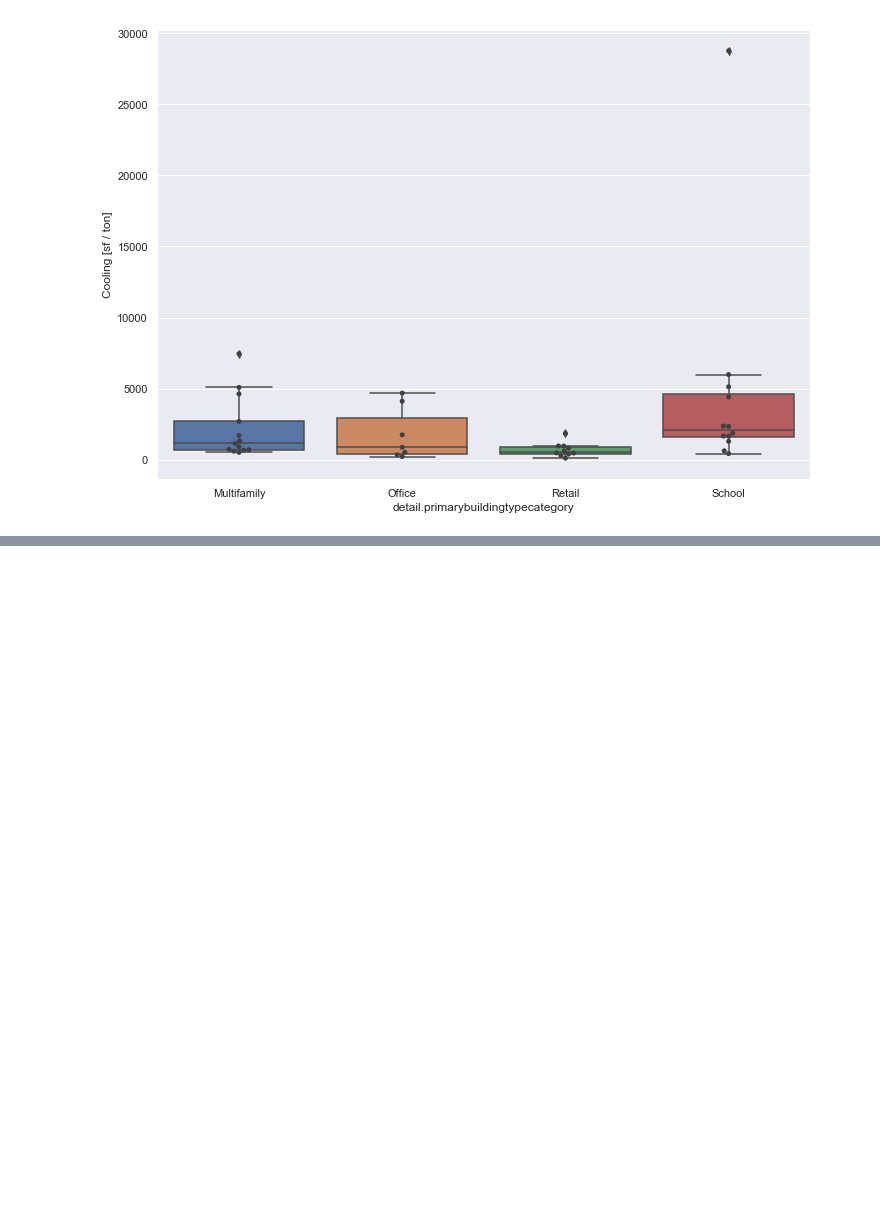
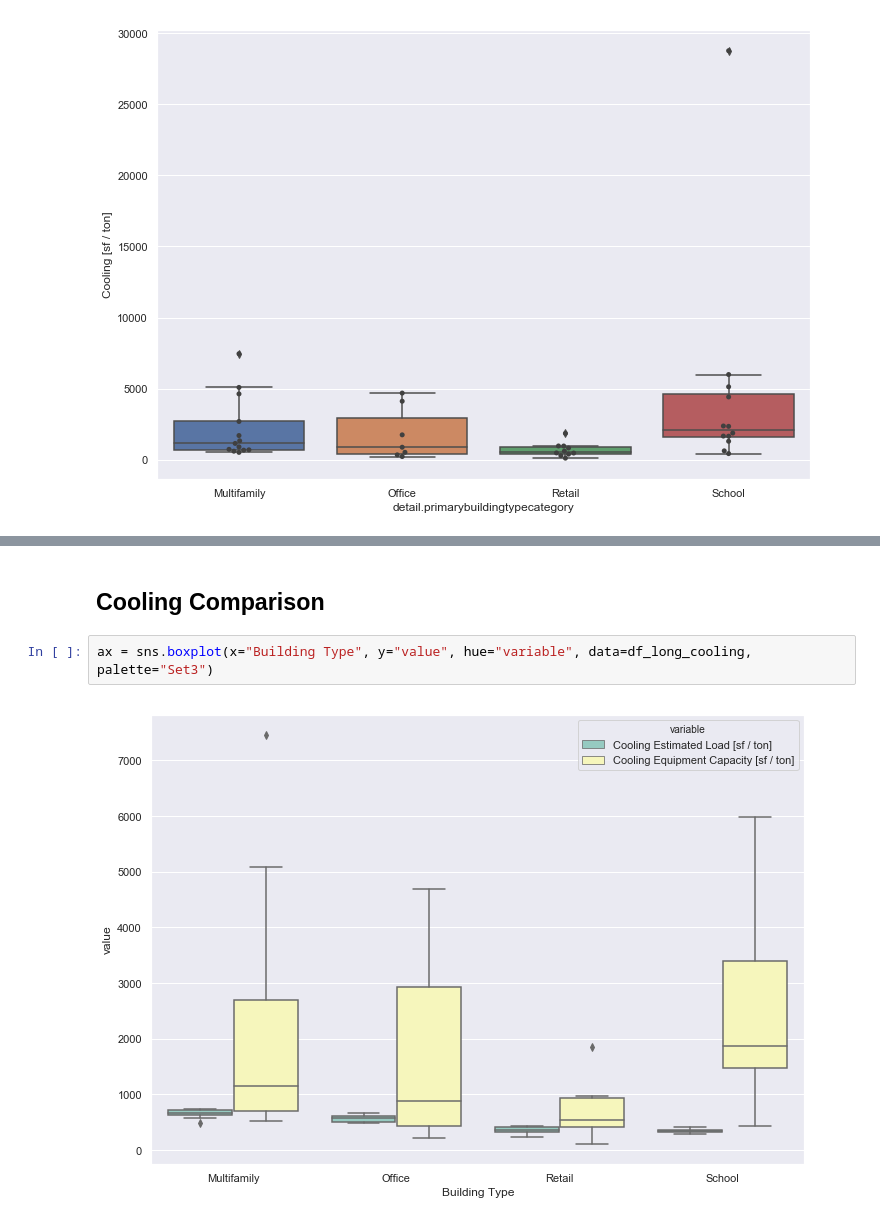
Before and after one commit to sspiel4/OCCE_HVAC_Comparison, a Jupyter notebook: OCCE HVAC Load vs Capacity Notebook.ipynb, the cells around one changed output, grey strips where cells are left out. Drawn from its saved outputs; the diff is of its cells as text; blank space fills up the shorter version.

```diff
--- a/OCCE HVAC Load vs Capacity Notebook.ipynb
+++ b/OCCE HVAC Load vs Capacity Notebook.ipynb
@@ -581,0 +543,6 @@ ax = sns.boxplot(x="detail.primarybuildingtypecategory", y='Cooling [sf / ton]',
+# %% [markdown]
+## Cooling Comparison
+# %%
+ax = sns.boxplot(x="Building Type", y="value", hue="variable", data=df_long_cooling, palette="Set3")
+# %% [output]
+[figure, added]
```
Also changed, not shown: parts of 25 cells of this notebook, 3 other files.
